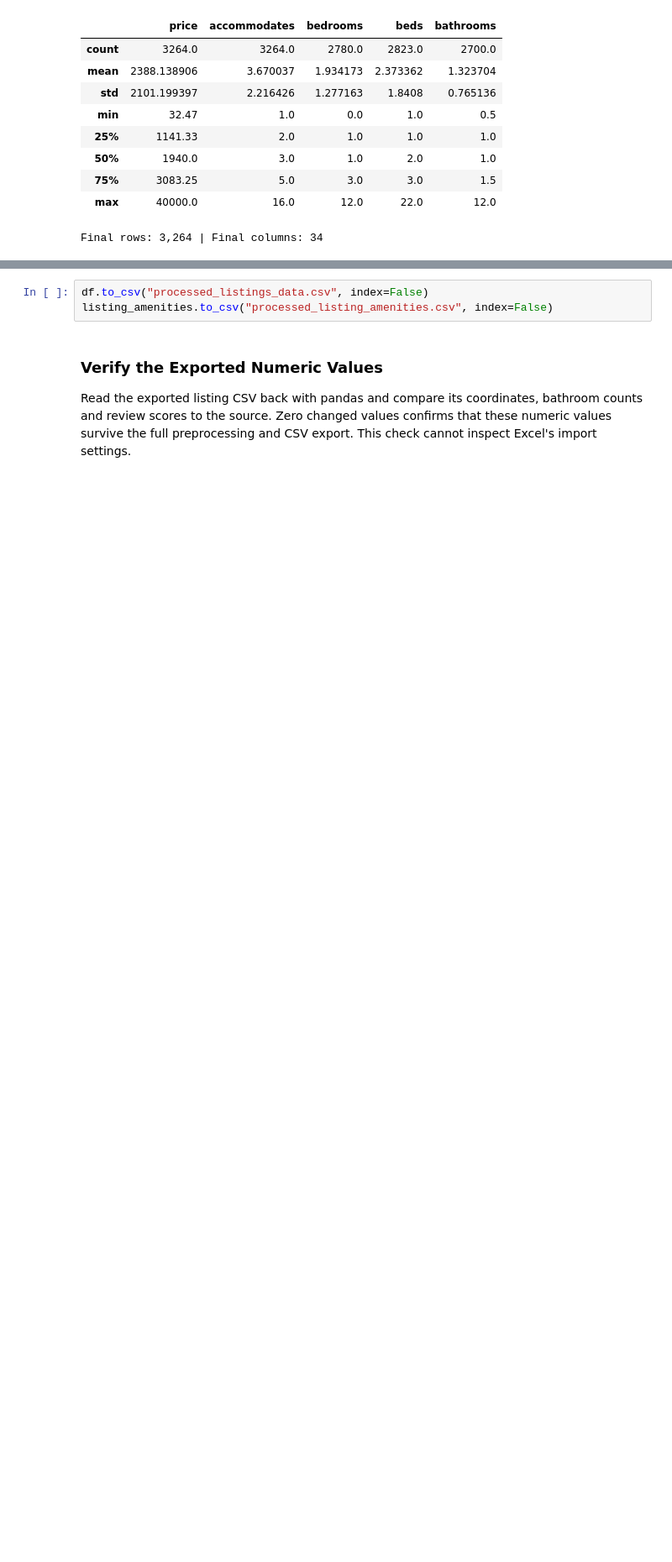
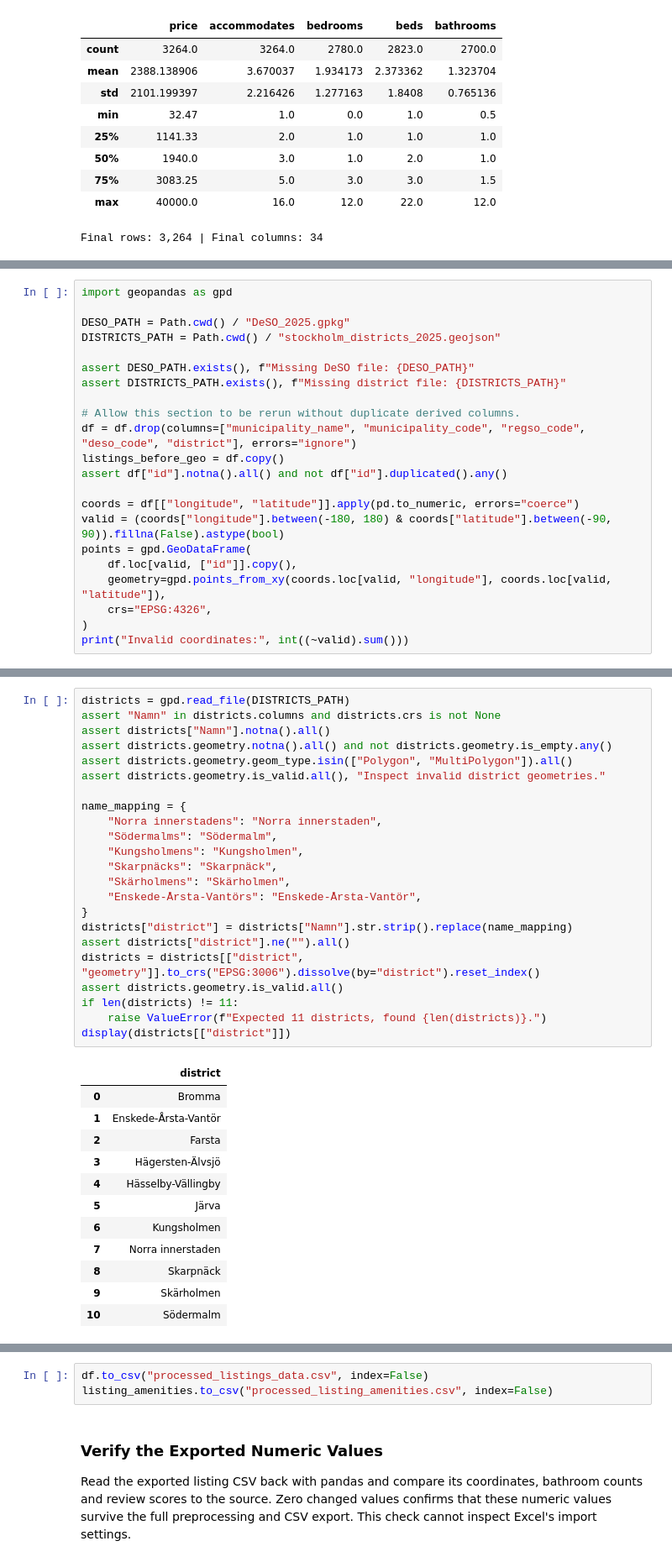
Before and after one commit to Petterluring/4dt911-vis-project-research, a Jupyter notebook: notebooks/data_preprocessing/listings.ipynb, the cells around one changed output, grey strips where cells are left out. Shown at 84% size. Drawn from its saved outputs; the diff is of its cells as text; blank space fills up the shorter version.

```diff
--- a/notebooks/data_preprocessing/listings.ipynb
+++ b/notebooks/data_preprocessing/listings.ipynb
@@ -710,0 +446,22 @@ Listings per regso_code (20 most frequent areas):
+# %%
+import geopandas as gpd
+
+DESO_PATH = Path.cwd() / "DeSO_2025.gpkg"
+DISTRICTS_PATH = Path.cwd() / "stockholm_districts_2025.geojson"
+
+assert DESO_PATH.exists(), f"Missing DeSO file: {DESO_PATH}"
+assert DISTRICTS_PATH.exists(), f"Missing district file: {DISTRICTS_PATH}"
+
+# Allow this section to be rerun without duplicate derived columns.
+df = df.drop(columns=["municipality_name", "municipality_code", "regso_code", "deso_code", "district"], errors="ignore")
+listings_before_geo = df.copy()
+assert df["id"].notna().all() and not df["id"].duplicated().any()
+
+coords = df[["longitude", "latitude"]].apply(pd.to_numeric, errors="coerce")
+valid = (coords["longitude"].between(-180, 180) & coords["latitude"].between(-90, 90)).fillna(False).astype(bool)
+points = gpd.GeoDataFrame(
+    df.loc[valid, ["id"]].copy(),
+    geometry=gpd.points_from_xy(coords.loc[valid, "longitude"], coords.loc[valid, "latitude"]),
+    crs="EPSG:4326",
+)
+print("Invalid coordinates:", int((~valid).sum()))
@@ -710,0 +503,36 @@ Listings per regso_code (20 most frequent areas):
+# %%
+districts = gpd.read_file(DISTRICTS_PATH)
+assert "Namn" in districts.columns and districts.crs is not None
+assert districts["Namn"].notna().all()
+assert districts.geometry.notna().all() and not districts.geometry.is_empty.any()
+assert districts.geometry.geom_type.isin(["Polygon", "MultiPolygon"]).all()
+assert districts.geometry.is_valid.all(), "Inspect invalid district geometries."
+
+name_mapping = {
+    "Norra innerstadens": "Norra innerstaden",
+    "Södermalms": "Södermalm",
+    "Kungsholmens": "Kungsholmen",
+    "Skarpnäcks": "Skarpnäck",
+    "Skärholmens": "Skärholmen",
+    "Enskede-Årsta-Vantörs": "Enskede-Årsta-Vantör",
+}
+districts["district"] = districts["Namn"].str.strip().replace(name_mapping)
+assert districts["district"].ne("").all()
+districts = districts[["district", "geometry"]].to_crs("EPSG:3006").dissolve(by="district").reset_index()
+assert districts.geometry.is_valid.all()
+if len(districts) != 11:
+    raise ValueError(f"Expected 11 districts, found {len(districts)}.")
+display(districts[["district"]])
+# %% [output]
+|  | district |
+| 0 | Bromma |
+| 1 | Enskede-Årsta-Vantör |
+| 2 | Farsta |
+| 3 | Hägersten-Älvsjö |
+| 4 | Hässelby-Vällingby |
+| 5 | Järva |
+| 6 | Kungsholmen |
+| 7 | Norra innerstaden |
+| 8 | Skarpnäck |
+| 9 | Skärholmen |
+| 10 | Södermalm |
```
Also changed, not shown: parts of 24 cells of this notebook, 4 other files.
